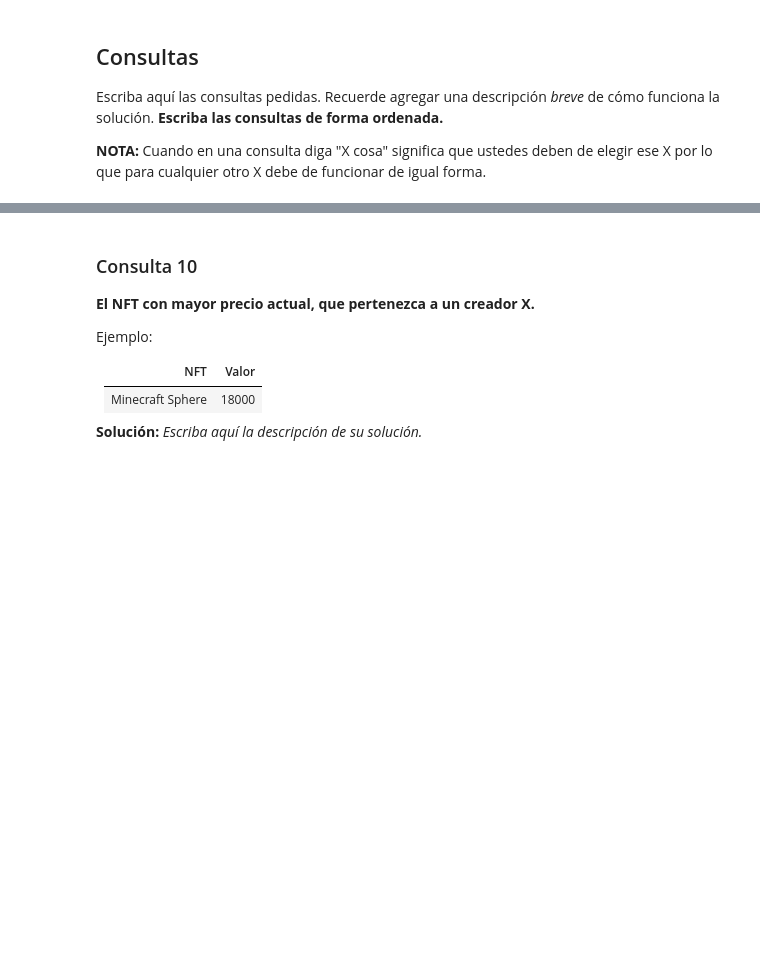
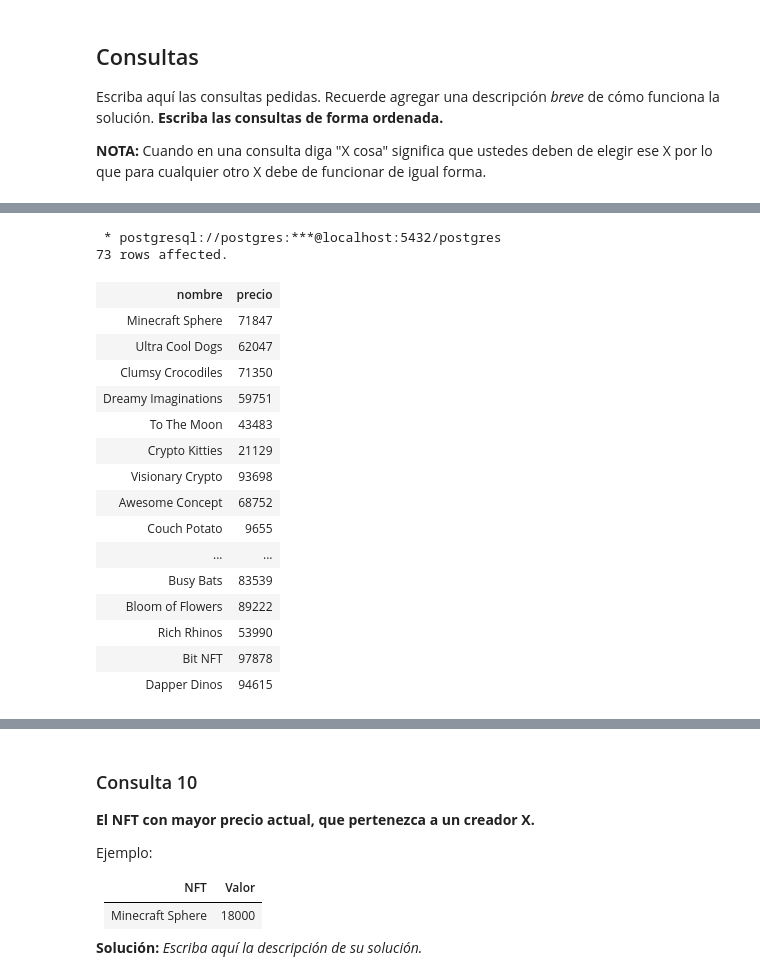
Before and after one commit to lucasmartinezr/Base_de_Datos, a Jupyter notebook: Tarea-1-Grupo38/Tarea1_BD_2022-1 V1.1.ipynb, the cells around one changed output, grey strips where cells are left out. Drawn from its saved outputs; the diff is of its cells as text; code cells hidden in the pictures; blank space fills up the shorter version.

```diff
--- a/Tarea-1-Grupo38/Tarea1_BD_2022-1 V1.1.ipynb
+++ b/Tarea-1-Grupo38/Tarea1_BD_2022-1 V1.1.ipynb
@@ -78,7 +78,7 @@ connection = psycopg2.connect(
    host="localhost",
    user="postgres",
    dbname='postgres',
-   password="contraxd"
+   password="Ballena2323"
 )
 
 print(connection)
@@ -512,0 +624,29 @@ WHERE
+# %%
+%%sql
+SELECT
+    nombre, precio
+FROM
+    precio_nft INNER JOIN nft
+ON
+    precio_nft.id_nft = nft.id_nft
+WHERE
+    fecha BETWEEN '2017-01-01' AND '2019-01-31';
+# %% [output]
+ * postgresql://postgres:***@localhost:5432/postgres
+73 rows affected.
+| nombre | precio |
+| Minecraft Sphere | 71847 |
+| Ultra Cool Dogs | 62047 |
+| Clumsy Crocodiles | 71350 |
+| Dreamy Imaginations | 59751 |
+| To The Moon | 43483 |
+| Crypto Kitties | 21129 |
+| Visionary Crypto | 93698 |
+| Awesome Concept | 68752 |
+| Couch Potato | 9655 |
+| ... | ... |
+| Busy Bats | 83539 |
+| Bloom of Flowers | 89222 |
+| Rich Rhinos | 53990 |
+| Bit NFT | 97878 |
+| Dapper Dinos | 94615 |
```
Also changed, not shown: parts of 47 cells of this notebook.
